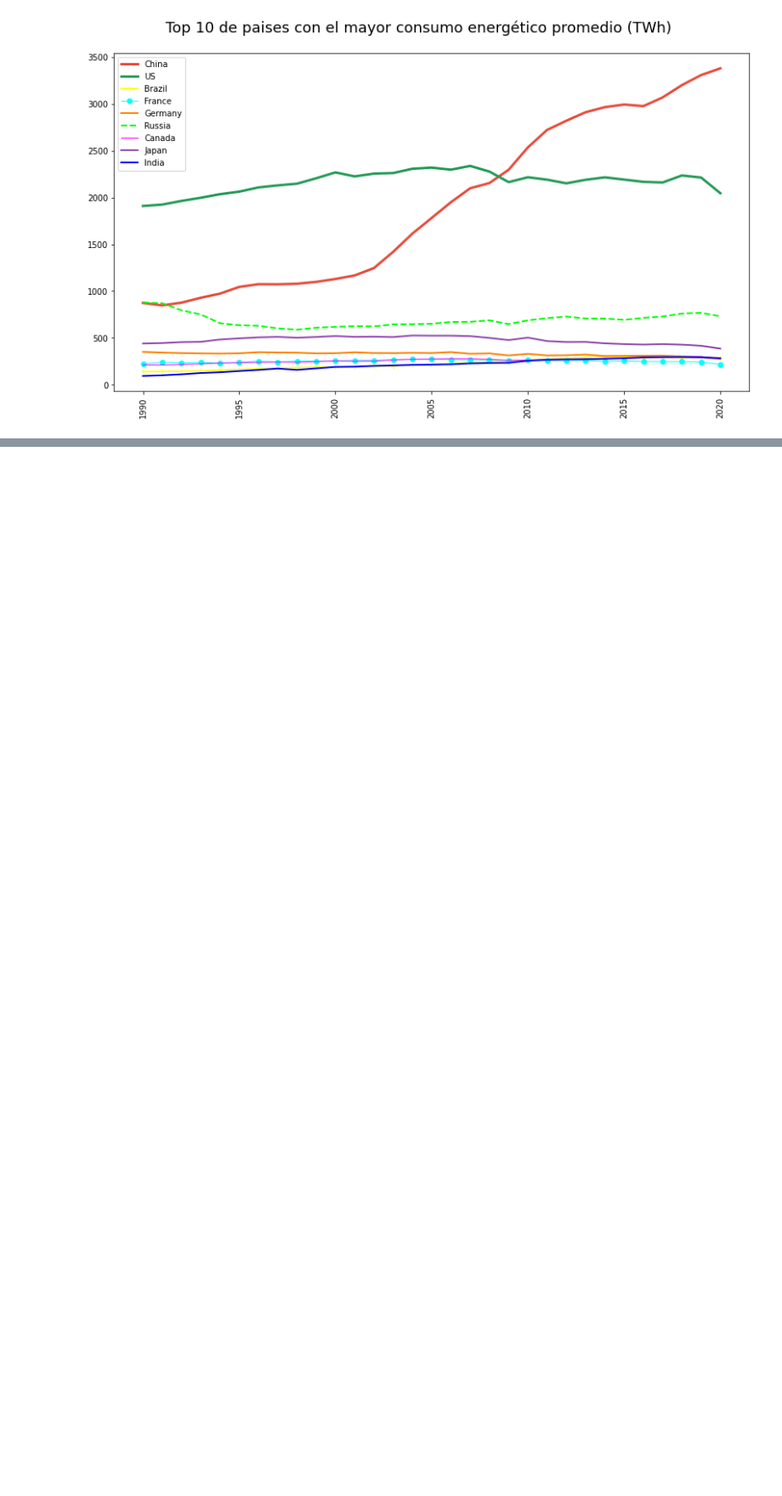
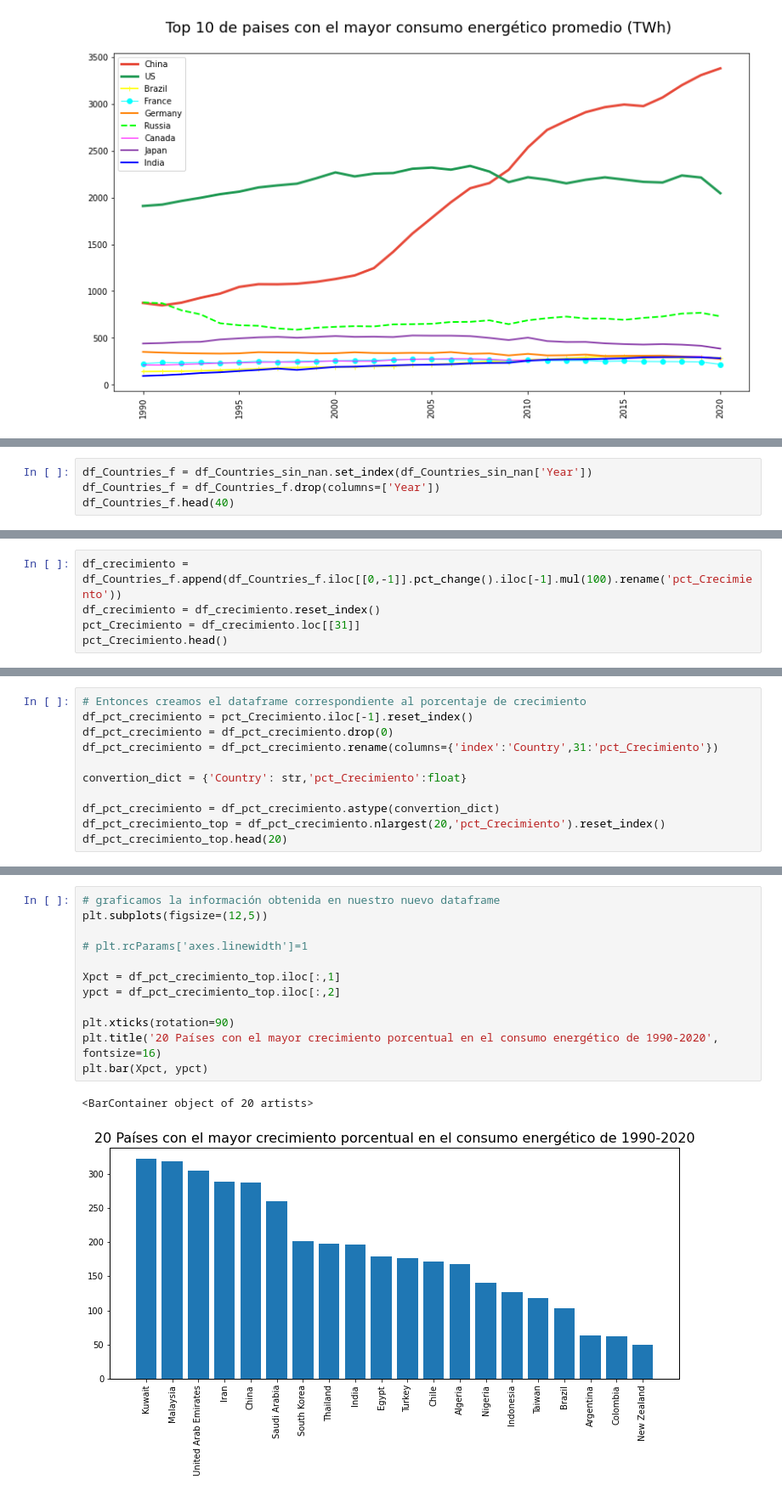
Before and after one commit to malvaradogcode/ProyectBootcamp, a Jupyter notebook: src/eda.ipynb, the cells around one changed output, grey strips where cells are left out. Shown: that part at 85% size. Saved outputs shown, nothing was run; the diff lists cells and outputs as text; blank space fills up the shorter version.

Commit message:
Se terminó en análisis de los ejes de Consumo y Crecimiento energético

```diff
--- a/src/eda.ipynb
+++ b/src/eda.ipynb
@@ -322,0 +317,4 @@ plt.show()
+# %%
+df_Countries_f = df_Countries_sin_nan.set_index(df_Countries_sin_nan['Year'])
+df_Countries_f = df_Countries_f.drop(columns=['Year'])
+df_Countries_f.head(40)
@@ -322,0 +344,5 @@ plt.show()
+# %%
+df_crecimiento = df_Countries_f.append(df_Countries_f.iloc[[0,-1]].pct_change().iloc[-1].mul(100).rename('pct_Crecimiento'))
+df_crecimiento = df_crecimiento.reset_index()
+pct_Crecimiento = df_crecimiento.loc[[31]]
+pct_Crecimiento.head()
@@ -322,0 +353,11 @@ plt.show()
+# %%
+# Entonces creamos el dataframe correspondiente al porcentaje de crecimiento
+df_pct_crecimiento = pct_Crecimiento.iloc[-1].reset_index()
+df_pct_crecimiento = df_pct_crecimiento.drop(0)
+df_pct_crecimiento = df_pct_crecimiento.rename(columns={'index':'Country',31:'pct_Crecimiento'})
+
+convertion_dict = {'Country': str,'pct_Crecimiento':float}
+
+df_pct_crecimiento = df_pct_crecimiento.astype(convertion_dict)
+df_pct_crecimiento_top = df_pct_crecimiento.nlargest(20,'pct_Crecimiento').reset_index()
+df_pct_crecimiento_top.head(20)
@@ -322,0 +382,15 @@ plt.show()
+# %%
+# graficamos la información obtenida en nuestro nuevo dataframe
+plt.subplots(figsize=(12,5))
+
+# plt.rcParams['axes.linewidth']=1
+
+Xpct = df_pct_crecimiento_top.iloc[:,1]
+ypct = df_pct_crecimiento_top.iloc[:,2]
+
+plt.xticks(rotation=90)
+plt.title('20 Países con el mayor crecimiento porcentual en el consumo energético de 1990-2020', fontsize=16)
+plt.bar(Xpct, ypct)
+# %% [output]
+<BarContainer object of 20 artists>
+[figure, added]
```
Also changed, not shown: parts of 25 cells of this notebook, 1 other file.
